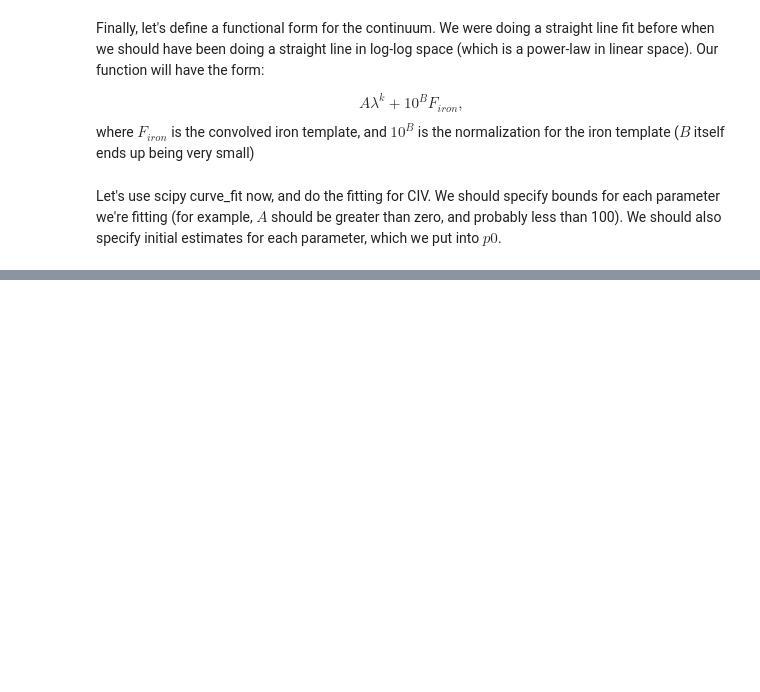
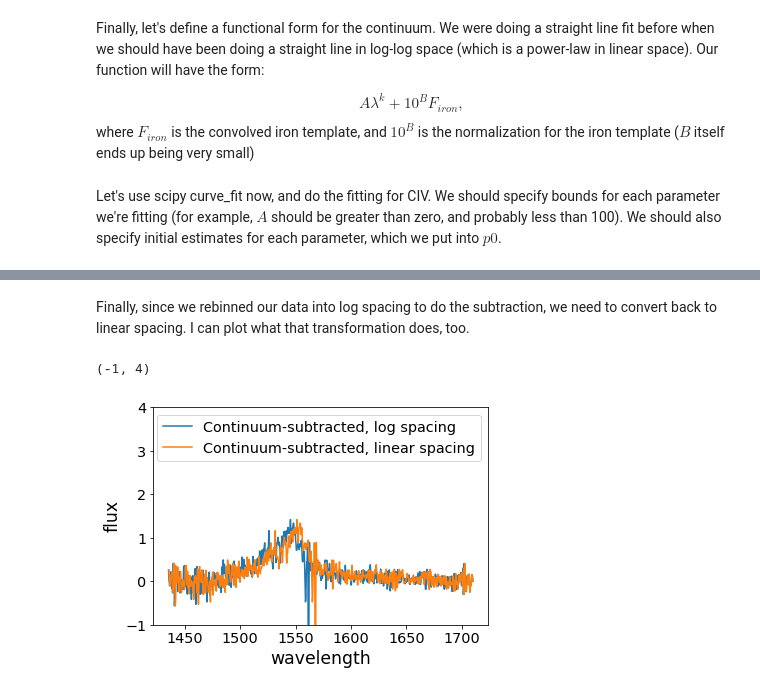
Before and after one commit to RaySSharma/CIV-Variability, a Jupyter notebook: Notes/01-03-20/continuum-iron-fitting.ipynb, the cells around one changed output, grey strips where cells are left out. Cells and saved outputs as stored; diff of their text form; code cells hidden in the pictures; blank space fills up the shorter version.

```diff
--- a/Notes/01-03-20/continuum-iron-fitting.ipynb
+++ b/Notes/01-03-20/continuum-iron-fitting.ipynb
@@ -84,0 +122,17 @@ plt.legend()
+# %% [markdown]
+Finally, since we rebinned our data into log spacing to do the subtraction, we need to convert back to linear spacing. I can plot what that transformation does, too.
+# %%
+subtracted_log_flux = log_flux(log_wav) - continuum_flux
+
+lin_wav, lin_flux = rebin_linspace(log_wav, subtracted_log_flux)
+
+plt.plot(log_wav, log_flux(log_wav) - continuum_flux, label='Continuum-subtracted, log spacing')
+plt.plot(lin_wav, lin_flux(log_wav), label='Continuum-subtracted, linear spacing')
+plt.legend()
+plt.ylabel('flux')
+plt.xlabel('wavelength')
+
+plt.ylim(-1,4)
+# %% [output]
+(-1, 4)
+[figure, added]
```
Also changed, not shown: parts of 12 cells of this notebook, 1 other file.
